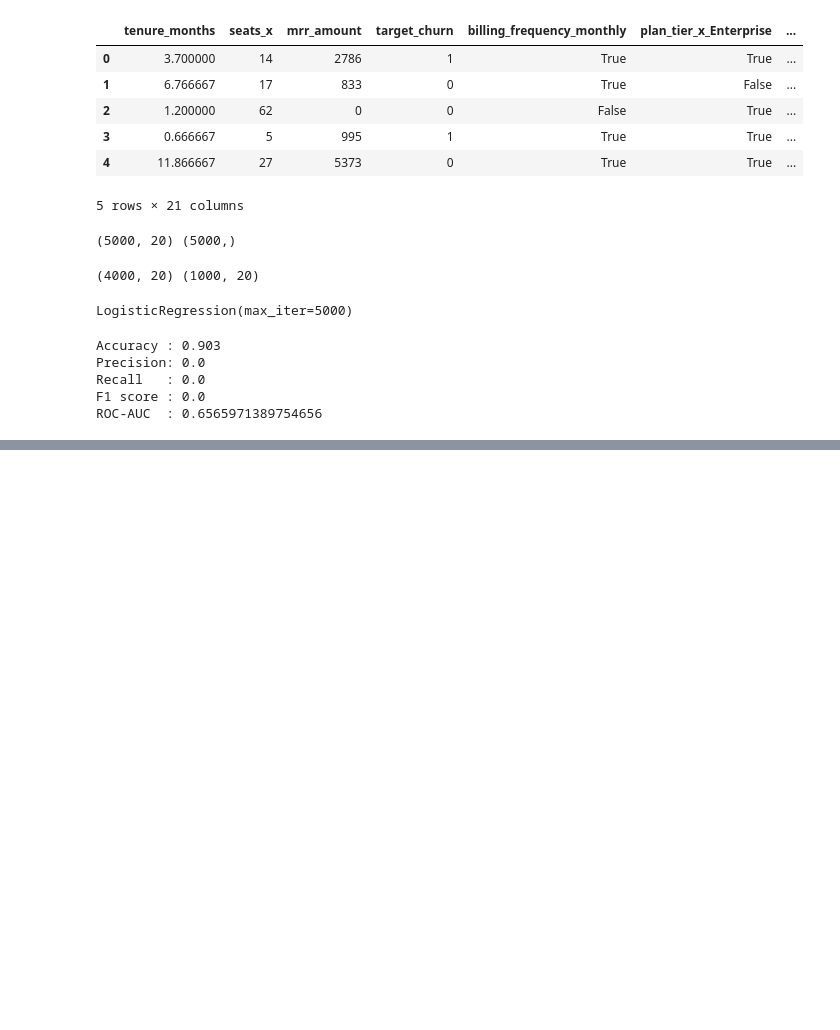
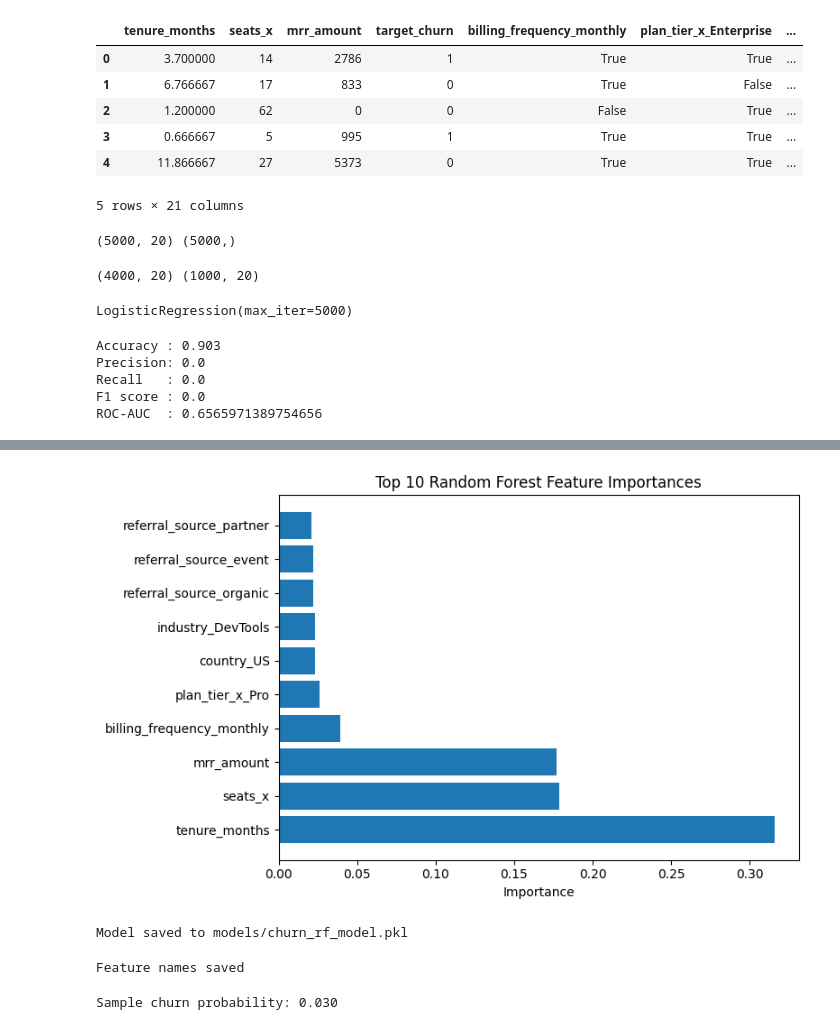
Before and after one commit to Meghaa1901/OTT-churn-analysis, a Jupyter notebook: notebooks/01_eda_rivalytics.ipynb, the cells around one changed output, grey strips where cells are left out. Saved outputs shown, nothing was run; the diff lists cells and outputs as text; code cells hidden in the pictures; blank space fills up the shorter version.

Commit message:
Add Streamlit dashboard + 89% RF churn model

```diff
--- a/notebooks/01_eda_rivalytics.ipynb
+++ b/notebooks/01_eda_rivalytics.ipynb
@@ -228,3 +228,15 @@ Precision: 0.0
 Recall   : 0.0
 F1 score : 0.0
 ROC-AUC  : 0.6565971389754656
+# %%
+from sklearn.ensemble import RandomForestClassifier
+
+rf = RandomForestClassifier(
+    n_estimators=200,
+    max_depth=None,
+    random_state=42,
+    class_weight="balanced",  # help minority churn class
+    n_jobs=-1
+)
+
+rf.fit(X_train, y_train)
@@ -230,0 +263,14 @@ ROC-AUC  : 0.6565971389754656
+# %%
+import numpy as np
+import pandas as pd
+
+importances = rf.feature_importances_
+feat_names = X.columns
+
+feat_importance_df = (
+    pd.DataFrame({"feature": feat_names, "importance": importances})
+    .sort_values("importance", ascending=False)
+)
+
+print("Top 10 most important features:")
+print(feat_importance_df.head(10))
@@ -230,0 +290,44 @@ ROC-AUC  : 0.6565971389754656
+# %%
+import matplotlib.pyplot as plt
+
+top_n = 10
+top_feats = feat_importance_df.head(top_n).sort_values("importance")  # Get top 10, sort ascending for plotting
+
+plt.figure(figsize=(8,5))                    # Create figure 8x5 inches
+plt.barh(range(len(top_feats)), top_feats["importance"])  # Horizontal bars (barh)
+plt.yticks(range(len(top_feats)), top_feats["feature"])   # Label y-axis with feature names
+plt.xlabel("Importance")                     # X-axis label
+plt.title("Top 10 Random Forest Feature Importances")    # Title
+plt.gca().invert_yaxis()                     # Flip y-axis so #1 is at top
+plt.tight_layout()                           # Auto-adjust spacing
+plt.show()                                   # Display plot
+# %% [output]
+[figure, added]
+# %%
+import joblib
+import os
+
+# Create models folder if it doesn't exist
+os.makedirs("models", exist_ok=True)
+
+# Save the trained model
+joblib.dump(rf, "models/churn_rf_model.pkl")
+print("Model saved to models/churn_rf_model.pkl")
+# %% [output]
+Model saved to models/churn_rf_model.pkl
+# %%
+# Save feature names in same order
+joblib.dump(X.columns.tolist(), "models/feature_names.pkl")
+print("Feature names saved")
+# %% [output]
+Feature names saved
+# %%
+# Test loading
+loaded_model = joblib.load("models/churn_rf_model.pkl")
+loaded_features = joblib.load("models/feature_names.pkl")
+
+# Quick test prediction
+sample_pred = loaded_model.predict_proba(X_test.iloc[[0]])[:, 1]
+print(f"Sample churn probability: {sample_pred[0]:.3f}")
+# %% [output]
+Sample churn probability: 0.030
```
Also changed, not shown: parts of 3 cells of this notebook, 4 other files.
